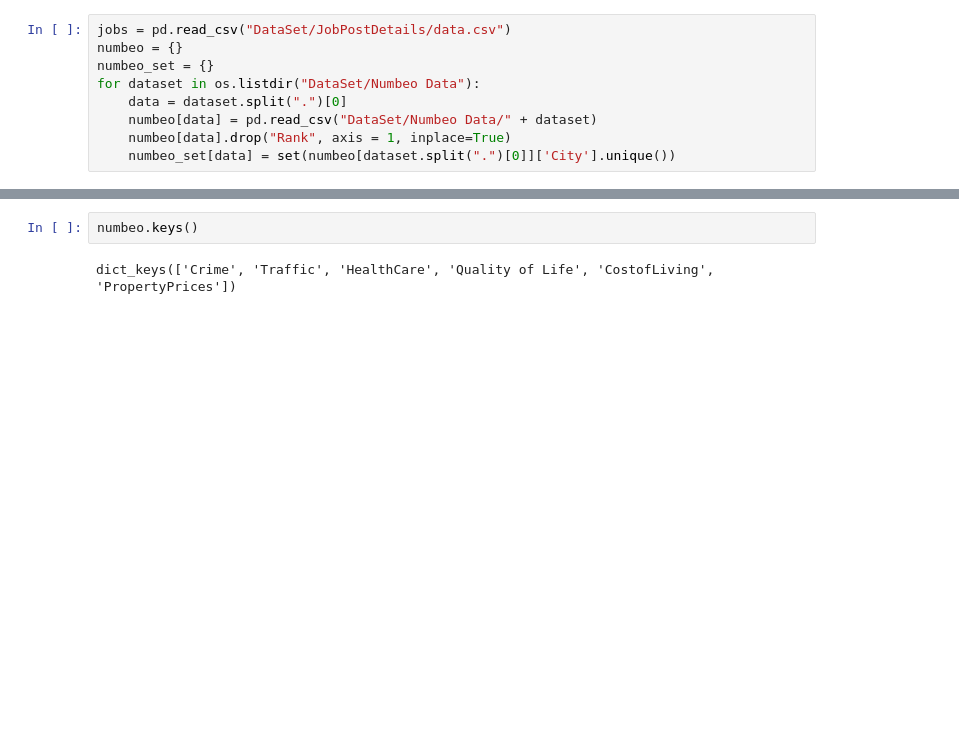
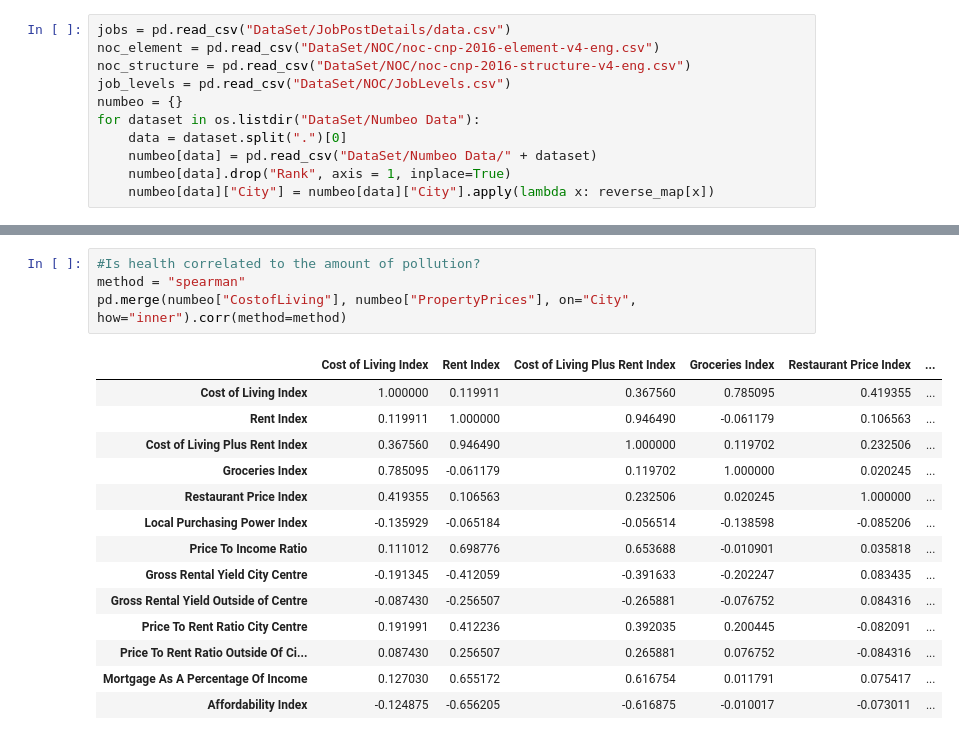
Before and after one commit to ChristopheTran/Canadian-Jobs-Amid-a-Pandemic, a Jupyter notebook: Playground.ipynb, the cells around one changed output, grey strips where cells are left out. Drawn from its saved outputs; the diff is of its cells as text; blank space fills up the shorter version.

```diff
--- a/Playground.ipynb
+++ b/Playground.ipynb
@@ -6,9 +55,11 @@ import re
 # %%
 jobs = pd.read_csv("DataSet/JobPostDetails/data.csv")
+noc_element = pd.read_csv("DataSet/NOC/noc-cnp-2016-element-v4-eng.csv")
+noc_structure = pd.read_csv("DataSet/NOC/noc-cnp-2016-structure-v4-eng.csv")
+job_levels = pd.read_csv("DataSet/NOC/JobLevels.csv")
 numbeo = {}
-numbeo_set = {}
 for dataset in os.listdir("DataSet/Numbeo Data"):
     data = dataset.split(".")[0]
     numbeo[data] = pd.read_csv("DataSet/Numbeo Data/" + dataset)
     numbeo[data].drop("Rank", axis = 1, inplace=True)
-    numbeo_set[data] = set(numbeo[dataset.split(".")[0]]['City'].unique())
+    numbeo[data]["City"] = numbeo[data]["City"].apply(lambda x: reverse_map[x])
@@ -138,4 +89,19 @@ q[q["PayUnit"] == "HOUR"].corr()
-# %%
-numbeo.keys()
-# %% [output]
-dict_keys(['Crime', 'Traffic', 'HealthCare', 'Quality of Life', 'CostofLiving', 'PropertyPrices'])
+# %%
+#Is health correlated to the amount of pollution?
+method = "spearman"
+pd.merge(numbeo["CostofLiving"], numbeo["PropertyPrices"], on="City",  how="inner").corr(method=method)
+# %% [output]
+|  | Cost of Living Index | Rent Index | Cost of Living Plus Rent Index | Groceries Index | Restaurant Price Index | ... |
+| Cost of Living Index | 1.000000 | 0.119911 | 0.367560 | 0.785095 | 0.419355 | ... |
+| Rent Index | 0.119911 | 1.000000 | 0.946490 | -0.061179 | 0.106563 | ... |
+| Cost of Living Plus Rent Index | 0.367560 | 0.946490 | 1.000000 | 0.119702 | 0.232506 | ... |
+| Groceries Index | 0.785095 | -0.061179 | 0.119702 | 1.000000 | 0.020245 | ... |
+| Restaurant Price Index | 0.419355 | 0.106563 | 0.232506 | 0.020245 | 1.000000 | ... |
+| Local Purchasing Power Index | -0.135929 | -0.065184 | -0.056514 | -0.138598 | -0.085206 | ... |
+| Price To Income Ratio | 0.111012 | 0.698776 | 0.653688 | -0.010901 | 0.035818 | ... |
+| Gross Rental Yield City Centre | -0.191345 | -0.412059 | -0.391633 | -0.202247 | 0.083435 | ... |
+| Gross Rental Yield Outside of Centre | -0.087430 | -0.256507 | -0.265881 | -0.076752 | 0.084316 | ... |
+| Price To Rent Ratio City Centre | 0.191991 | 0.412236 | 0.392035 | 0.200445 | -0.082091 | ... |
+| Price To Rent Ratio Outside Of Ci... | 0.087430 | 0.256507 | 0.265881 | 0.076752 | -0.084316 | ... |
+| Mortgage As A Percentage Of Income | 0.127030 | 0.655172 | 0.616754 | 0.011791 | 0.075417 | ... |
+| Affordability Index | -0.124875 | -0.656205 | -0.616875 | -0.010017 | -0.073011 | ... |
```
Also changed, not shown: parts of 19 cells of this notebook.
